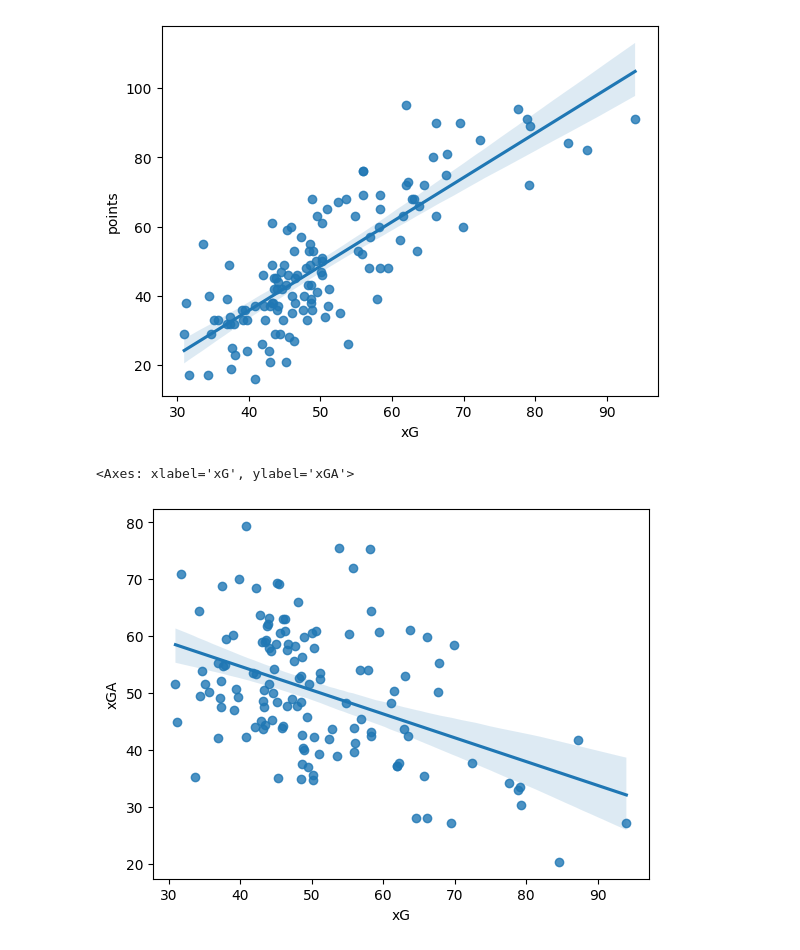
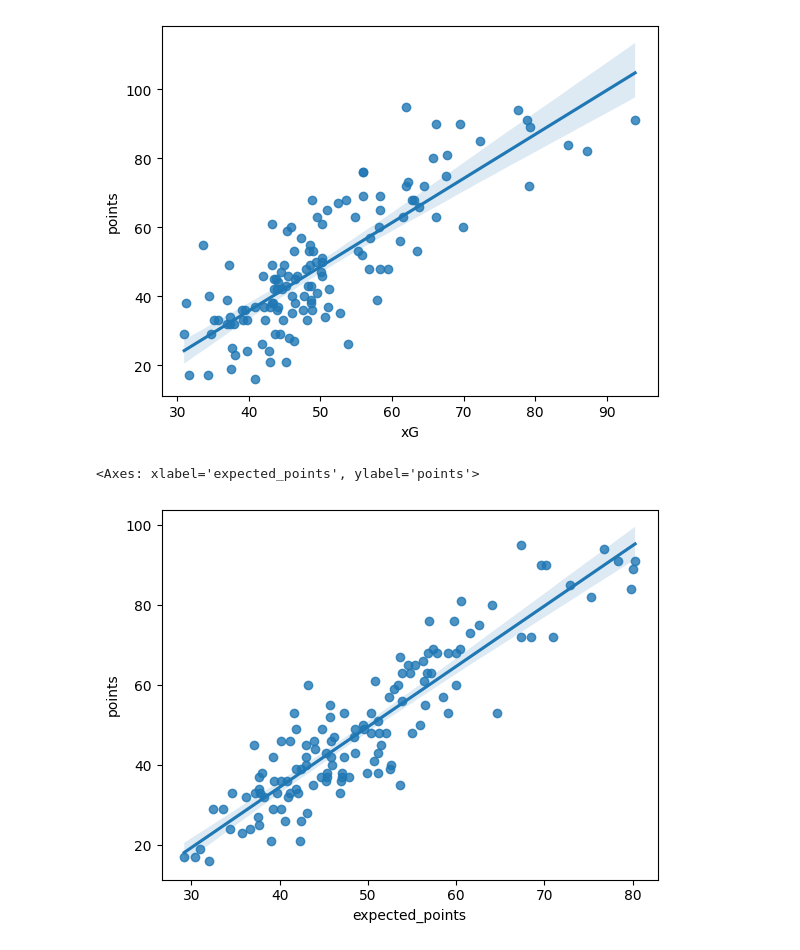
Before and after one commit to YoussefKefi99/xG-Model, a Jupyter notebook: xP_model_v0.ipynb, the cells around one changed output. Drawn from its saved outputs; the diff is of its cells as text; code cells hidden in the pictures.

```diff
--- a/xP_model_v0.ipynb
+++ b/xP_model_v0.ipynb
@@ -262,0 +343,5 @@ df_ml
+# %%
+# Apply the function to each row of the DataFrame and add new columns
+df_ml[['expected_points', 'P_win', 'P_draw', 'P_loss']] = df_ml.apply(
+    lambda row: pd.Series(calculate_xP_based_on_xG(row['xG'], row['xGA'])),
+    axis=1)
@@ -263,6 +359,8 @@ df_ml
+# %%
+df_ml['Points-xP'] = df_ml['points']-df_ml['expected_points']
+# %%
+columns_to_sum = ['xG', 'goals_scored', 'goals_conceded', 'xGA','xG-xGA','points','expected_points','Points-xP']
 # %%
-columns_to_sum = ['xG', 'goals_scored', 'goals_conceded', 'xGA','xG-xGA','points']
-
 # Group by 'team_id' and aggregate with 'first' for 'team_name'
 df_ml_grouped = df_ml.groupby('team_id').agg({
     'team': 'first',  # Get the first team name
@@ -270,7 +368,7 @@ df_ml_grouped = df_ml.groupby('team_id').agg({
 }).reset_index()
 
 # Now, sort by 'xG' in descending order
-df_ml_grouped.sort_values(by='xG', ascending=False, inplace=True)
+df_ml_grouped.sort_values(by='expected_points', ascending=False, inplace=True)
 
 # Reset the index
 df_ml_grouped.reset_index(drop=True, inplace=True)
@@ -289,7 +394,7 @@ sns.regplot(data = df_ml_grouped ,x ='xG',y='points')
 <Axes: xlabel='xG', ylabel='points'>
 [figure]
 # %%
-sns.regplot(data = df_ml_grouped ,x ='xG',y='xGA')
+sns.regplot(data = df_ml_grouped ,x ='expected_points',y='points')
 # %% [output]
-<Axes: xlabel='xG', ylabel='xGA'>
+<Axes: xlabel='expected_points', ylabel='points'>
-[figure, old version]
+[figure, new version]
```
Also changed, not shown: parts of 27 cells of this notebook.
